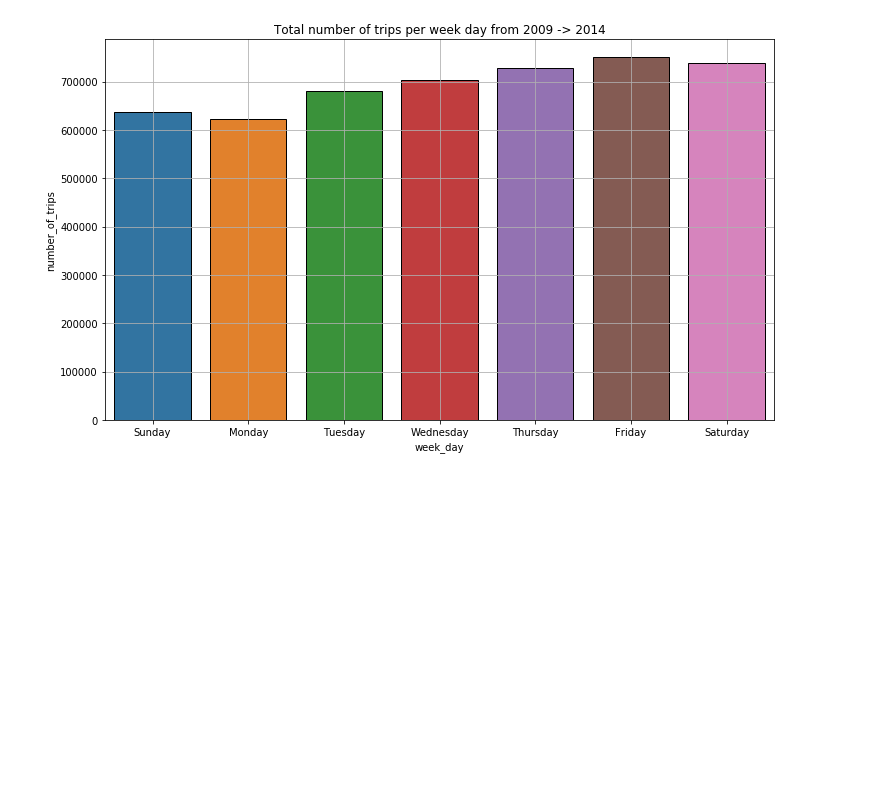
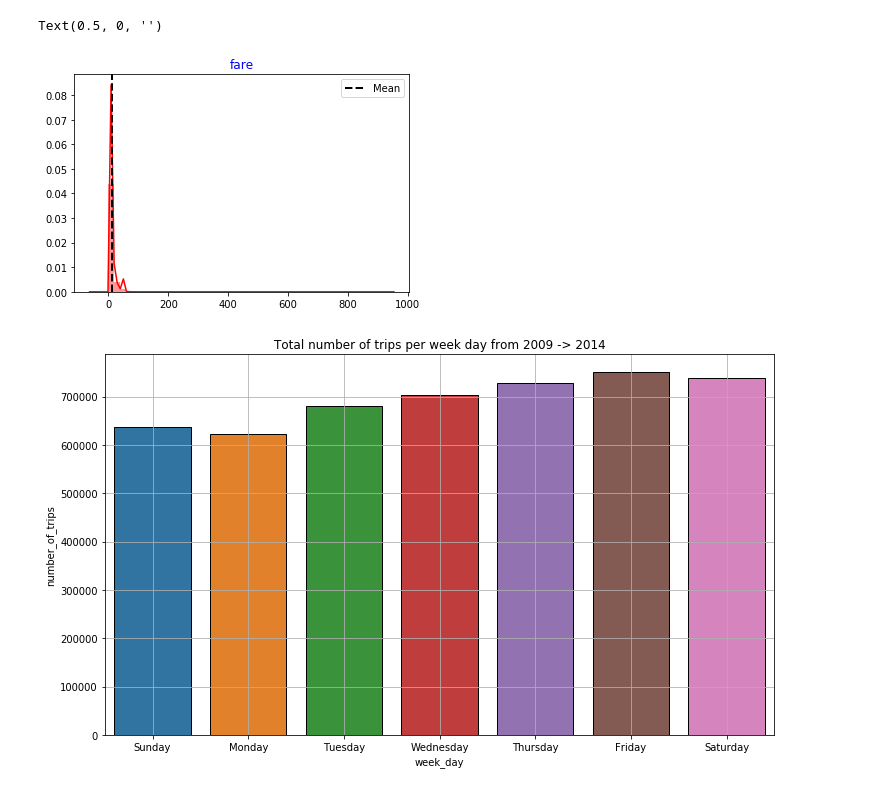
Before and after one commit to ktl014/NYC_Taxi_Saver, a Jupyter notebook: main.ipynb, the cells around one changed output. Drawn from its saved outputs; the diff is of its cells as text; code cells hidden in the pictures; blank space fills up the shorter version.

```diff
--- a/main.ipynb
+++ b/main.ipynb
@@ -35,3 +67,14 @@ dataset.head()
+# %%
+sns.distplot(dataset['fare_amount'],color = 'red')
+plt.axvline(dataset["fare_amount"].mean(),linewidth  = 2 ,
+                linestyle = "dashed",color = "k" ,
+                label = "Mean")
+plt.legend(loc = "best")
+plt.title("fare",color = "b")
+plt.xlabel("")
+# %% [output]
+Text(0.5, 0, '')
+[figure, added]
 # %%
 day_count = dataset["week_day"].value_counts().reset_index()
 day_count.columns = ["week_day","number_of_trips"]
```
Also changed, not shown: parts of 10 cells of this notebook.
